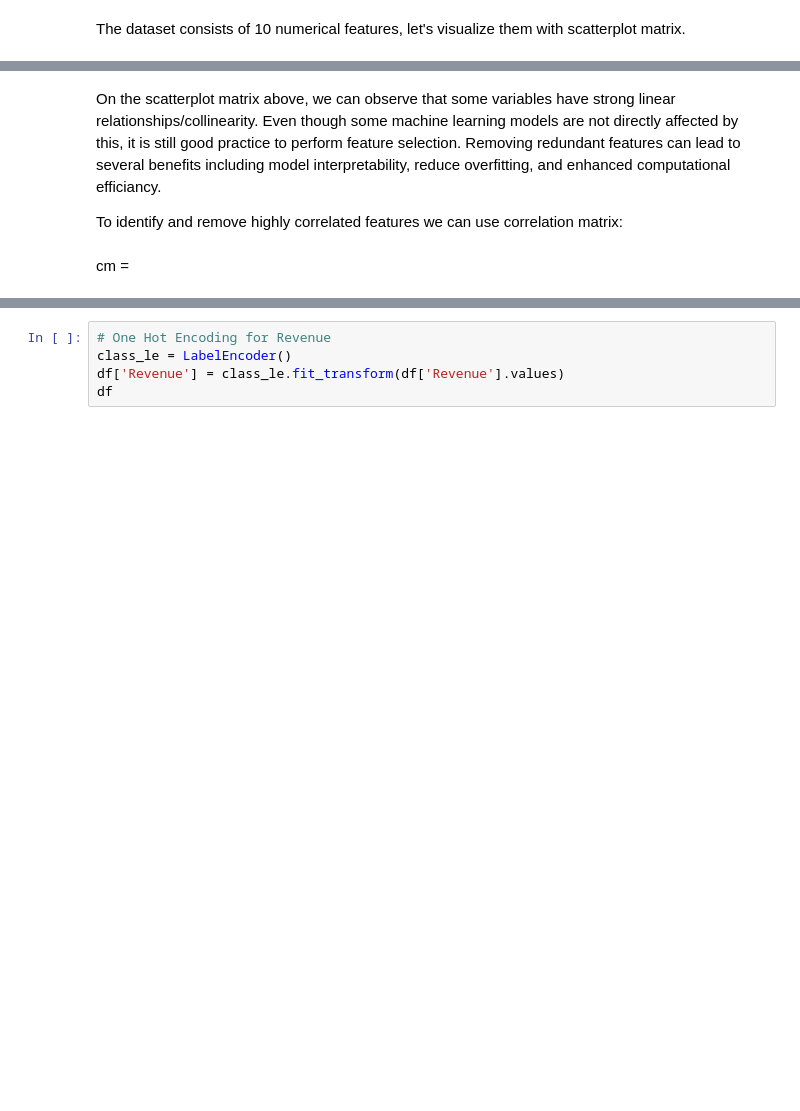
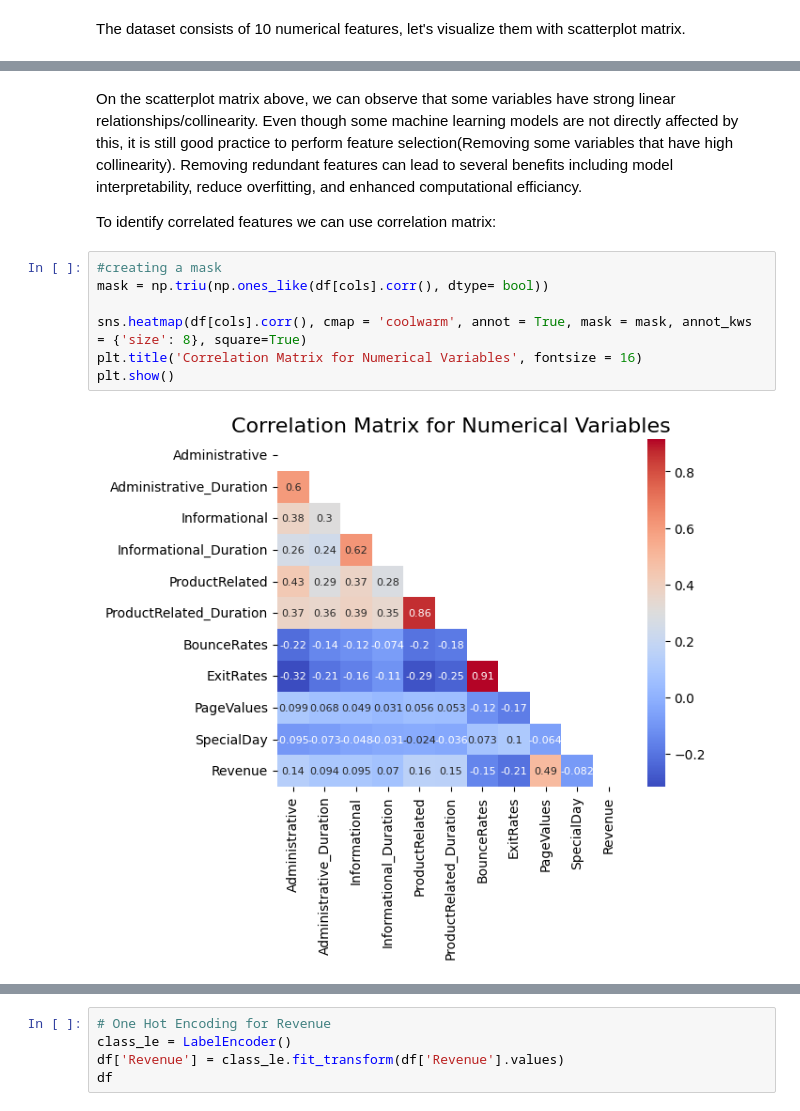
Before and after one commit to florenciairene27/Online-Visitors, a Jupyter notebook: online visitor.ipynb, the cells around one changed output, grey strips where cells are left out. Saved outputs shown, nothing was run; the diff lists cells and outputs as text; blank space fills up the shorter version.

```diff
--- a/online visitor.ipynb
+++ b/online visitor.ipynb
@@ -193,8 +189,15 @@ plt.show()
 # %% [output]
 [figure]
 # %% [markdown]
-On the scatterplot matrix above, we can observe that some variables have strong linear relationships/collinearity. Even though some machine learning models are not directly affected by this, it is still good practice to perform feature selection. Removing redundant features can lead to several benefits including model interpretability, reduce overfitting, and enhanced computational efficiancy.
+On the scatterplot matrix above, we can observe that some variables have strong linear relationships/collinearity. Even though some machine learning models are not directly affected by this, it is still good practice to perform feature selection(Removing some variables that have high collinearity). Removing redundant features can lead to several benefits including model interpretability, reduce overfitting, and enhanced computational efficiancy.
 
-To identify and remove highly correlated features we can use correlation matrix:
+To identify correlated features we can use correlation matrix:
-# %% [markdown]
-cm =
+# %%
+#creating a mask
+mask = np.triu(np.ones_like(df[cols].corr(), dtype= bool))
+
+sns.heatmap(df[cols].corr(), cmap = 'coolwarm', annot = True, mask = mask, annot_kws = {'size': 8}, square=True)
+plt.title('Correlation Matrix for Numerical Variables', fontsize = 16)
+plt.show()
+# %% [output]
+[figure, added]
```
Also changed, not shown: parts of 25 cells of this notebook.
